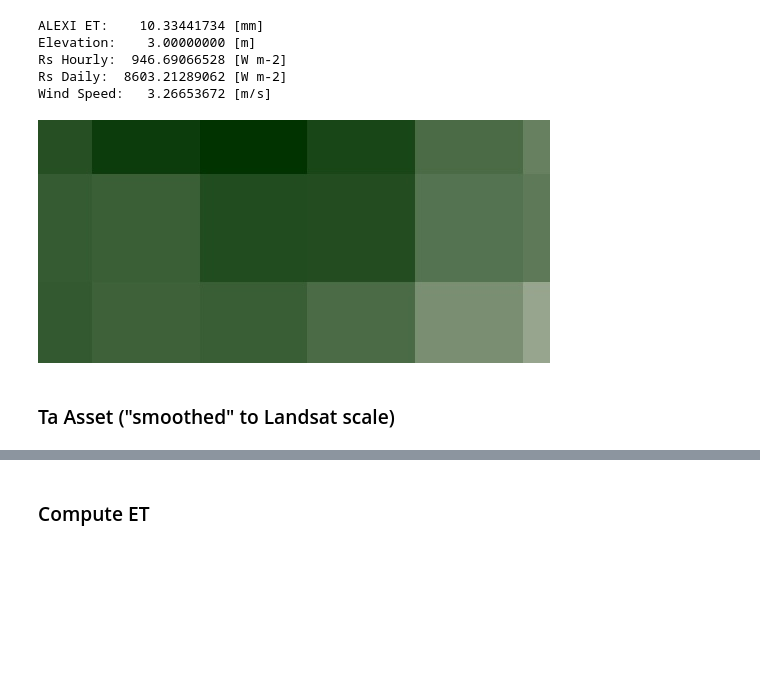
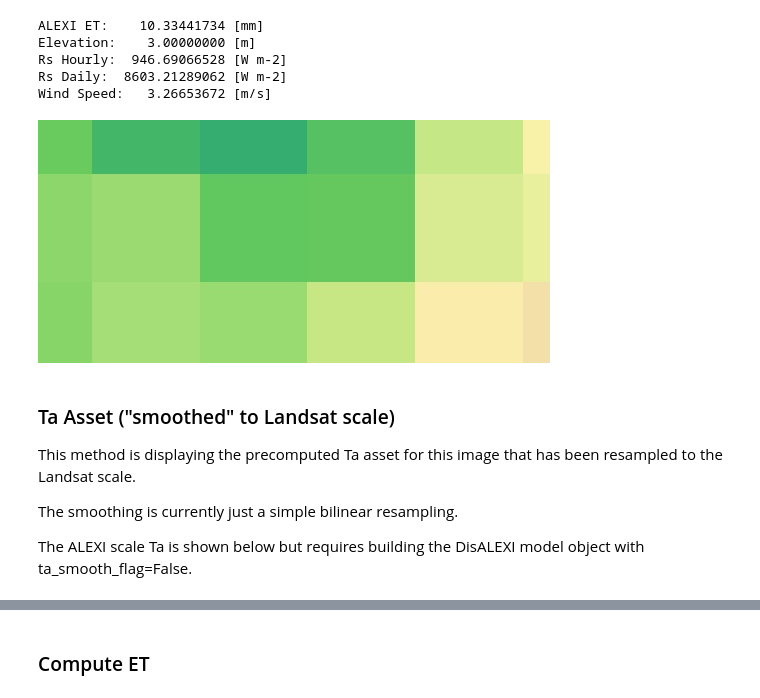
Before and after one commit to Open-ET/openet-disalexi, a Jupyter notebook: examples/landsat_c1_sr_image.ipynb, the cells around one changed output, grey strips where cells are left out. Drawn from its saved outputs; the diff is of its cells as text; code cells hidden in the pictures; blank space fills up the shorter version.

```diff
--- a/examples/landsat_c1_sr_image.ipynb
+++ b/examples/landsat_c1_sr_image.ipynb
@@ -141,13 +139,19 @@ Rs Hourly:  946.69066528 [W m-2]
 Rs Daily:  8603.21289062 [W m-2]
 Wind Speed:   3.26653672 [m/s]
 # %%
-vis_img = model_obj.et_alexi.getThumbURL({
-    'region': test_region, 'min':0, 'max':12,
-    'palette': ndvi_palette})
+vis_img = model_obj.et_alexi\
+    .reproject(crs=image_crs, crsTransform=image_transform)\
+    .getThumbURL({'region': test_region, 'min':0, 'max':20, 'palette': ssebop_et_palette})
 Image(url=vis_img, embed=True, format='png')
 # %% [output]
-[figure, old version]
+[figure, new version]
-# %% [markdown]
-### Ta Asset ("smoothed" to Landsat scale)
+# %% [markdown]
+### Ta Asset ("smoothed" to Landsat scale)
+
+This method is displaying the precomputed Ta asset for this image that has been resampled to the Landsat scale.
+
+The smoothing is currently just a simple bilinear resampling.
+
+The ALEXI scale Ta is shown below but requires building the DisALEXI model object with ta_smooth_flag=False.
 # %%
 ta_img = model_obj.ta
```
Also changed, not shown: parts of 14 cells of this notebook.
